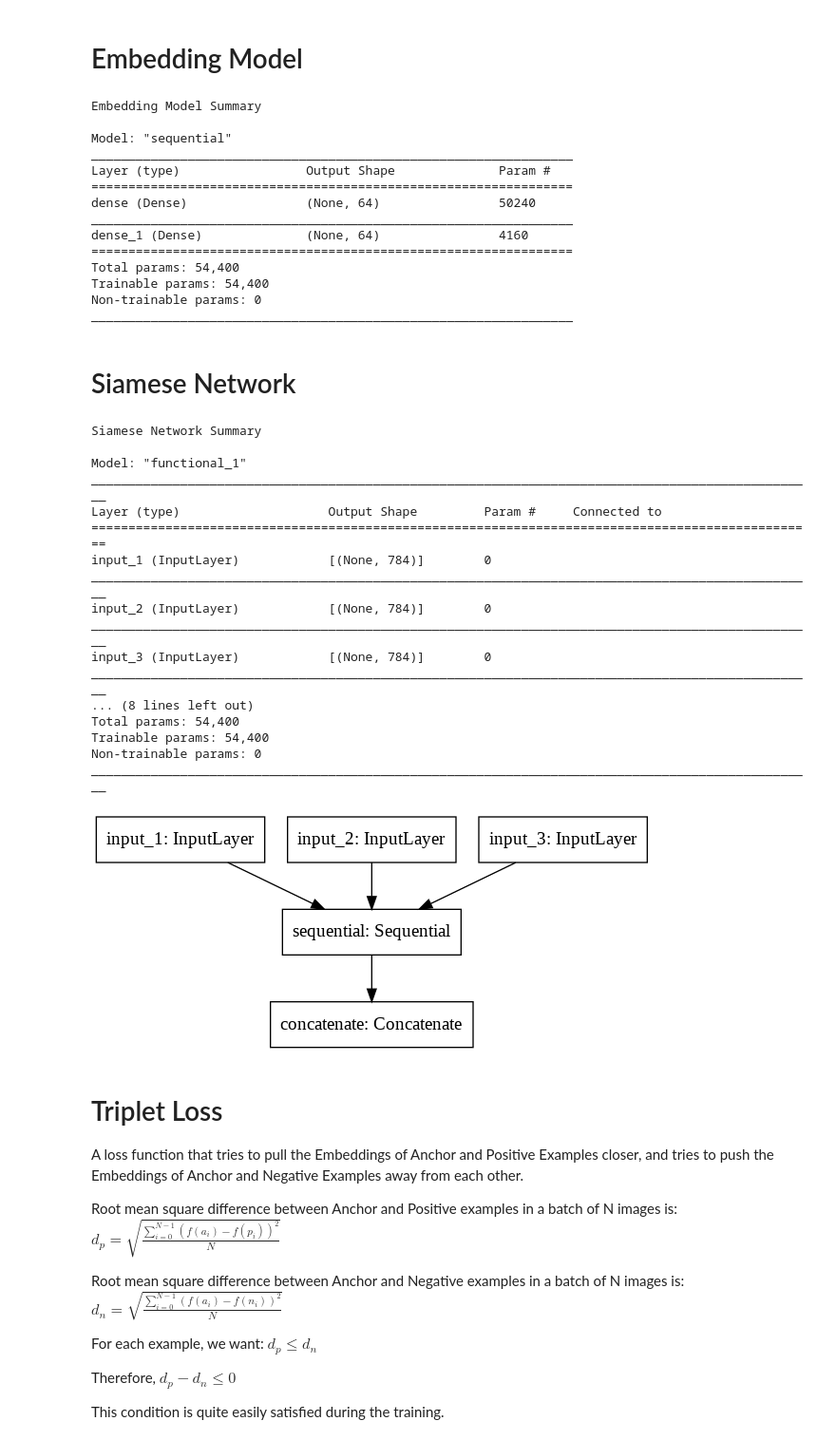
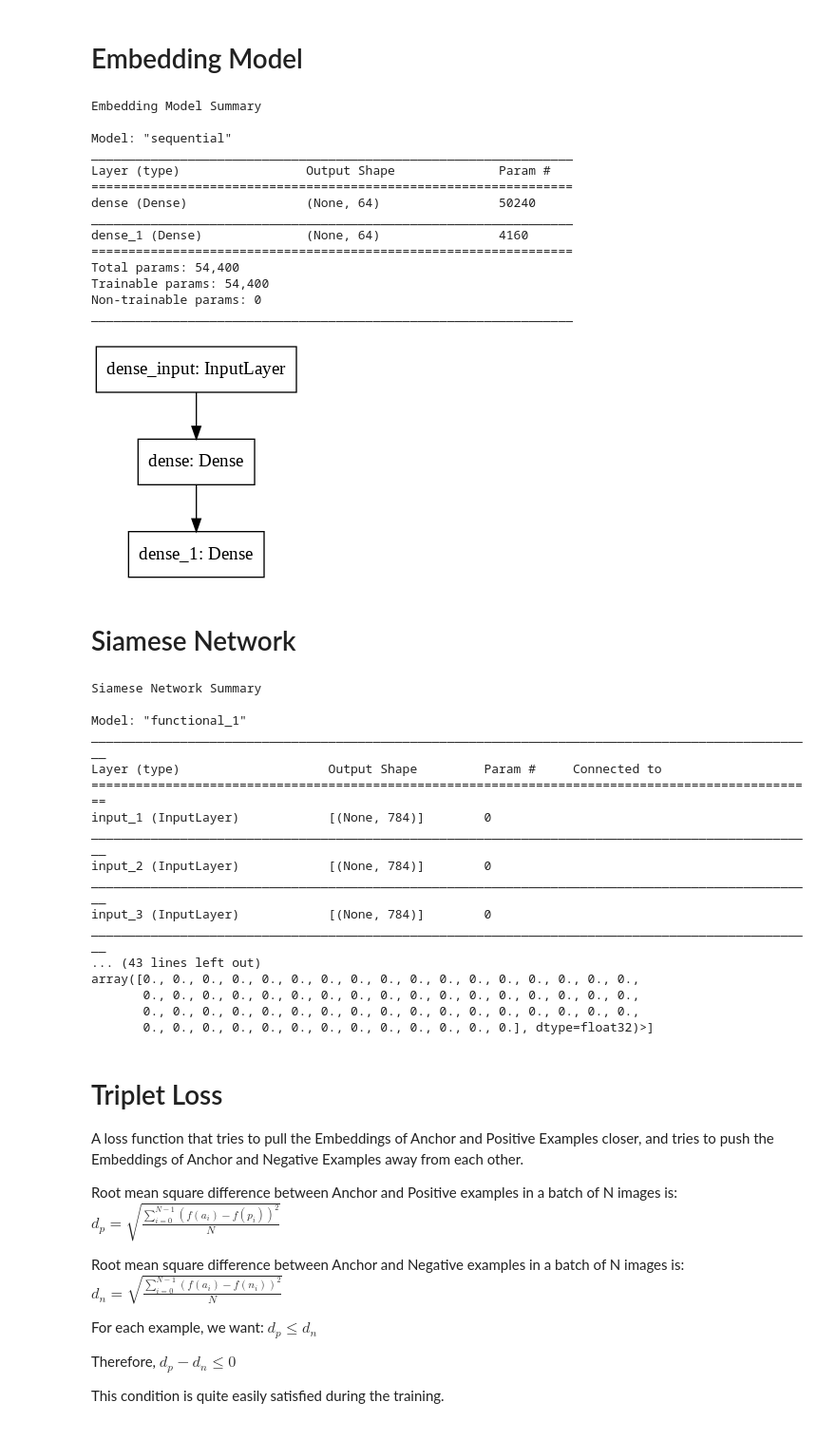
Before and after one commit to sayan0506/Siamese-Network-Implementation-On-MNIST-Data-Using-Keras, a Jupyter notebook: Create_a_Saimese_Network_with_Triplet_Loss_in_Keras.ipynb, the cells around one changed output. Shown at 95% size. Drawn from its saved outputs; the diff is of its cells as text; code cells hidden in the pictures.

```diff
--- a/Create_a_Saimese_Network_with_Triplet_Loss_in_Keras.ipynb
+++ b/Create_a_Saimese_Network_with_Triplet_Loss_in_Keras.ipynb
@@ -158,28 +158,30 @@ Triplet batches visualization
 # %%
 # let us consider embedding size = 64
 
 embed_size = 64
 
 embedding_model = tf.keras.models.Sequential([tf.keras.layers.Dense(64, activation='relu', input_shape = (784,)),
                                               tf.keras.layers.Dense(embed_size, activation='sigmoid')])
 
 print('Embedding Model Summary\n')
 embedding_model.summary()
+plot_model(embedding_model)
 # %% [output]
 Embedding Model Summary
 
 Model: "sequential"
 _________________________________________________________________
 Layer (type)                 Output Shape              Param #
 =================================================================
 dense (Dense)                (None, 64)                50240
 _________________________________________________________________
 dense_1 (Dense)              (None, 64)                4160
 =================================================================
 Total params: 54,400
 Trainable params: 54,400
 Non-trainable params: 0
 _________________________________________________________________
+[figure, added]
 # %% [markdown]
 # Siamese Network
 # %%
@@ -199,6 +201,7 @@ net = tf.keras.models.Model([input_anchor, input_positive, input_negative], outp
 print('Siamese Network Summary\n')
 net.summary()
 plot_model(net)
+print(embedding_model.weights)
 # %% [output]
 Siamese Network Summary
 
@@ -212,12 +215,11 @@ input_2 (InputLayer)            [(None, 784)]        0
 __________________________________________________________________________________________________
 input_3 (InputLayer)            [(None, 784)]        0
 __________________________________________________________________________________________________
-... (8 lines left out)
-Total params: 54,400
-Trainable params: 54,400
-Non-trainable params: 0
-__________________________________________________________________________________________________
+... (43 lines left out)
+array([0., 0., 0., 0., 0., 0., 0., 0., 0., 0., 0., 0., 0., 0., 0., 0., 0.,
+       0., 0., 0., 0., 0., 0., 0., 0., 0., 0., 0., 0., 0., 0., 0., 0., 0.,
+       0., 0., 0., 0., 0., 0., 0., 0., 0., 0., 0., 0., 0., 0., 0., 0., 0.,
+       0., 0., 0., 0., 0., 0., 0., 0., 0., 0., 0., 0., 0.], dtype=float32)>]
-[figure, removed]
 # %% [markdown]
 # Triplet Loss
 
```
Also changed, not shown: parts of 14 cells of this notebook.
